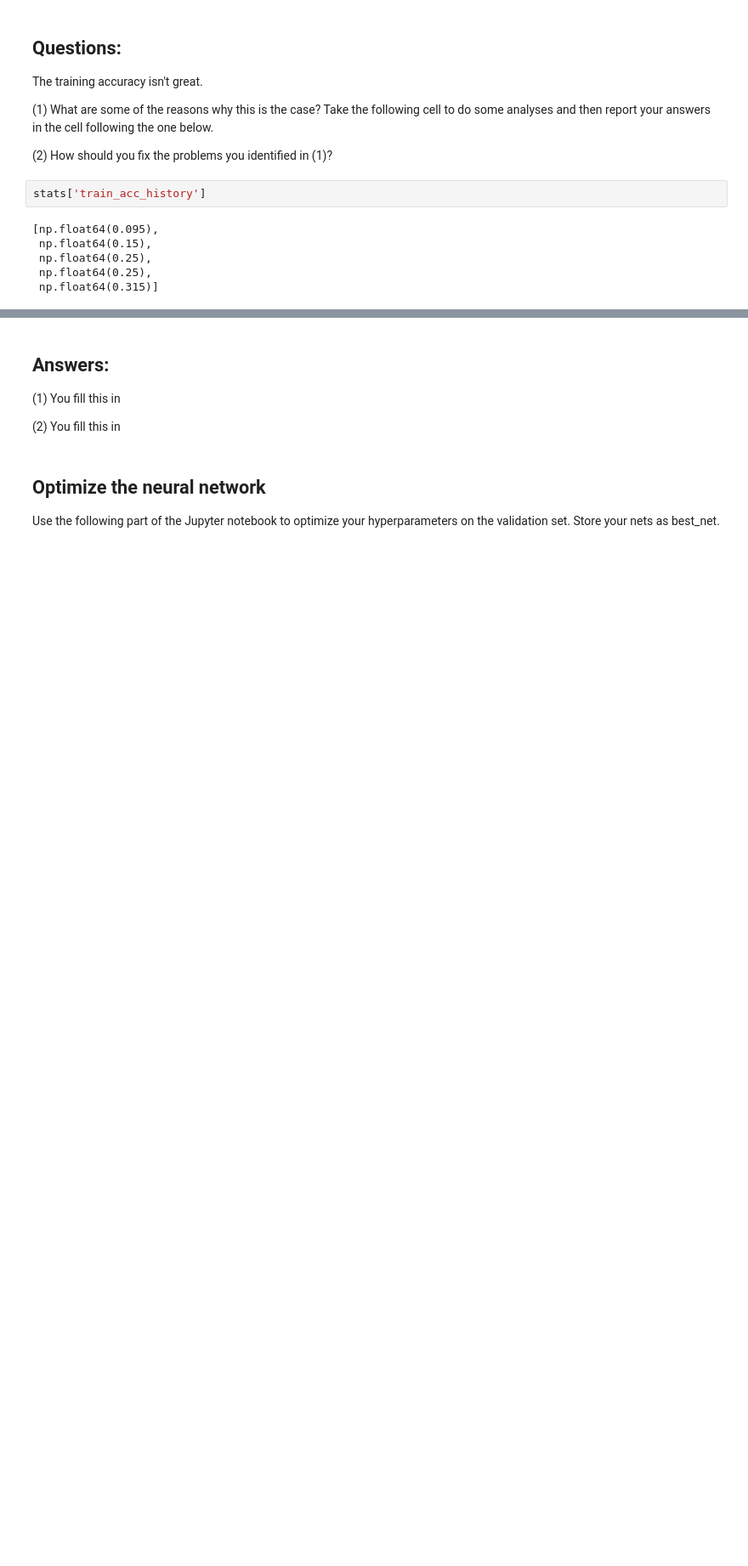
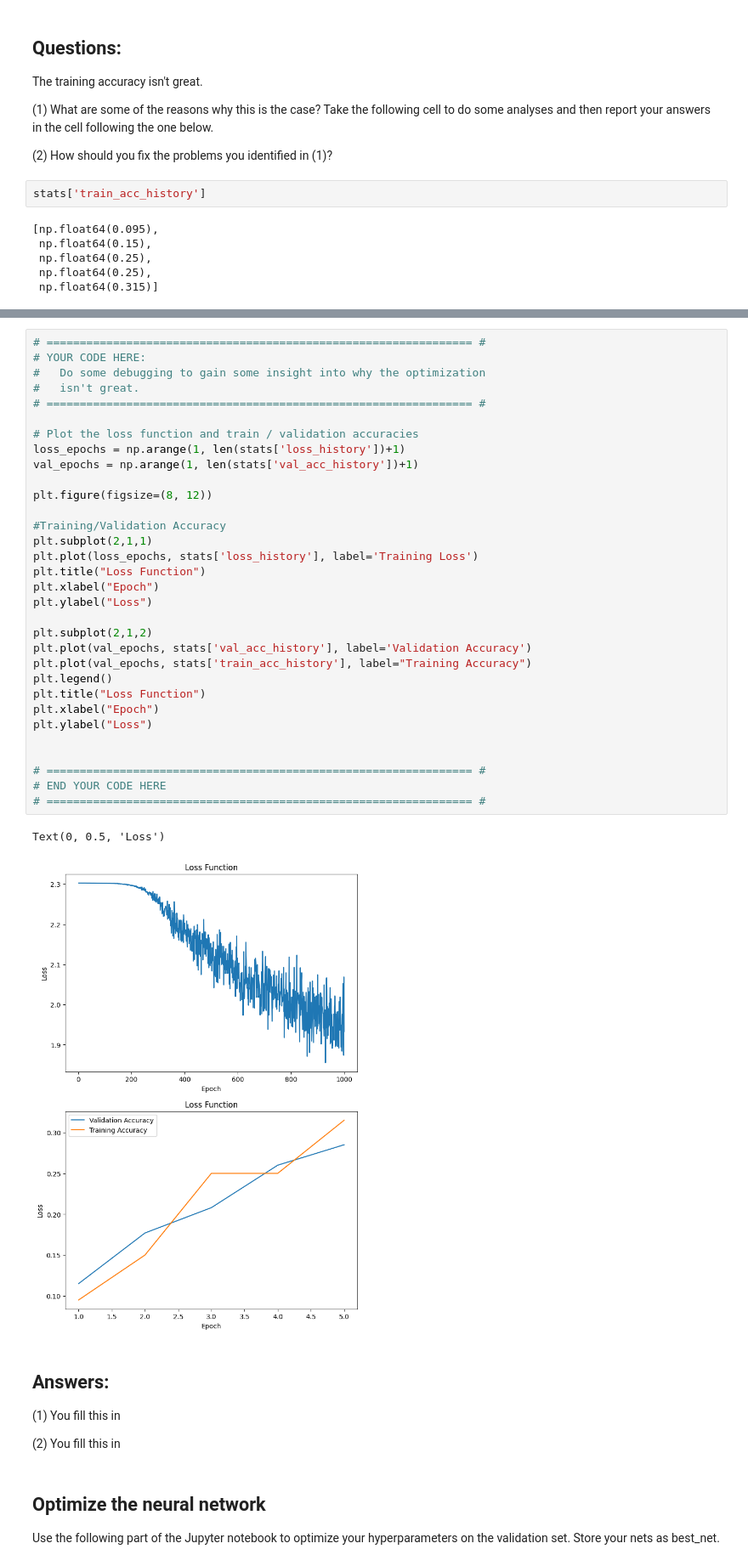
Before and after one commit to asmik12/ECE_C147_DLNN, a Jupyter notebook: HW3_code/code_student_version/two_layer_nn.ipynb, the cells around one changed output, grey strips where cells are left out. Shown: that part at 85% size. Saved outputs shown, nothing was run; the diff lists cells and outputs as text; blank space fills up the shorter version.

```diff
--- a/HW3_code/code_student_version/two_layer_nn.ipynb
+++ b/HW3_code/code_student_version/two_layer_nn.ipynb
@@ -271,3 +262,38 @@ pass
+# %%
+# ================================================================ #
+# YOUR CODE HERE:
+#   Do some debugging to gain some insight into why the optimization
+#   isn't great.
+# ================================================================ #
+
+# Plot the loss function and train / validation accuracies
+loss_epochs = np.arange(1, len(stats['loss_history'])+1)
+val_epochs = np.arange(1, len(stats['val_acc_history'])+1)
+
+plt.figure(figsize=(8, 12))
+
+#Training/Validation Accuracy
+plt.subplot(2,1,1)
+plt.plot(loss_epochs, stats['loss_history'], label='Training Loss')
+plt.title("Loss Function")
+plt.xlabel("Epoch")
+plt.ylabel("Loss")
+
+plt.subplot(2,1,2)
+plt.plot(val_epochs, stats['val_acc_history'], label='Validation Accuracy')
+plt.plot(val_epochs, stats['train_acc_history'], label="Training Accuracy")
+plt.legend()
+plt.title("Loss Function")
+plt.xlabel("Epoch")
+plt.ylabel("Loss")
+
+
+# ================================================================ #
+# END YOUR CODE HERE
+# ================================================================ #
+# %% [output]
+Text(0, 0.5, 'Loss')
+[figure, added]
 # %% [markdown]
 ## Answers:
 
```
Also changed, not shown: parts of 5 cells of this notebook, 1 other file.
